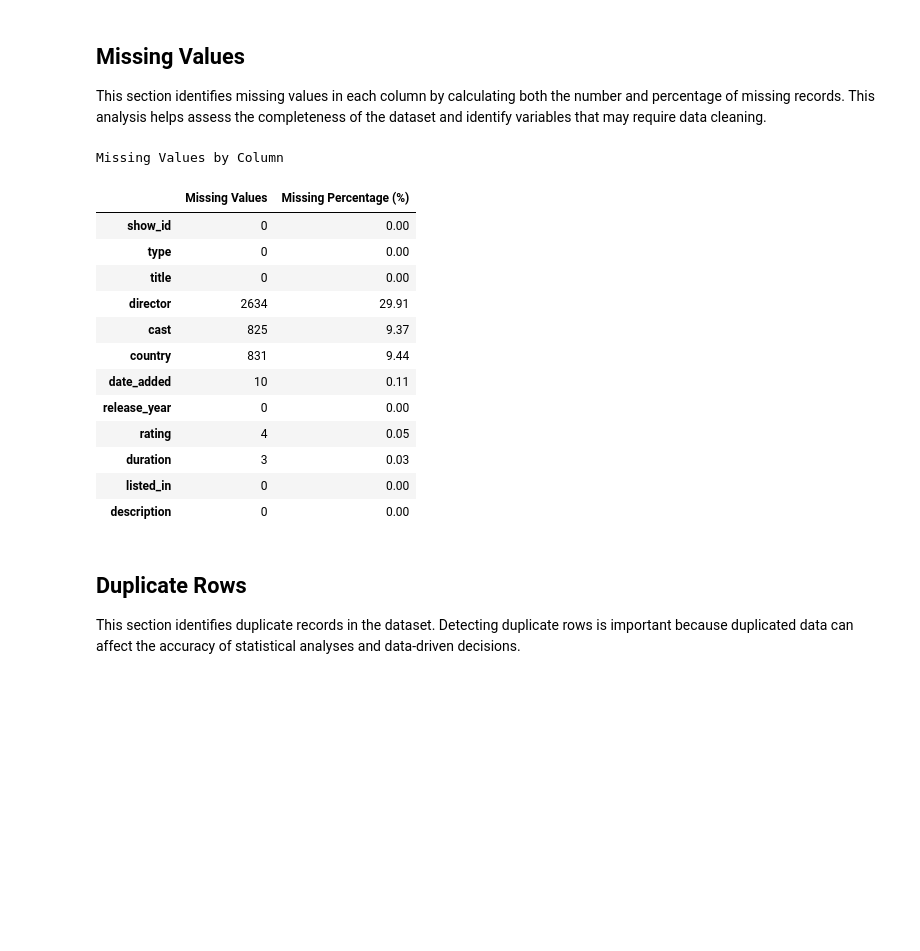
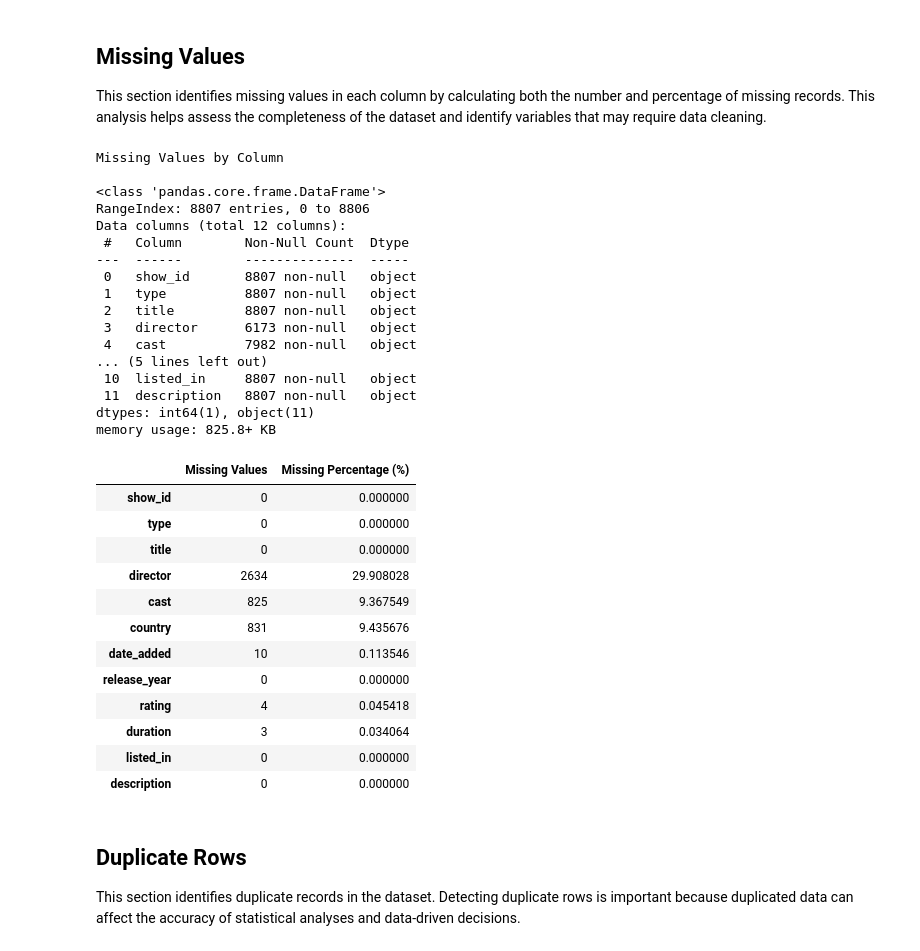
Before and after one commit to andrezzacosta18/data-cleaning-transformation-python, a Jupyter notebook: data-cleaning-project/notebooks/01_data_quality_analysis.ipynb, the cells around one changed output. Cells and saved outputs as stored; diff of their text form; code cells hidden in the pictures; blank space fills up the shorter version.

```diff
--- a/data-cleaning-project/notebooks/01_data_quality_analysis.ipynb
+++ b/data-cleaning-project/notebooks/01_data_quality_analysis.ipynb
@@ -138,33 +136,58 @@ This section identifies missing values in each column by calculating both the nu
 # %%
 # Missing Values
 
 print("Missing Values by Column\n")
 
+
+df.info() #Look if we have missing values
+
+# The total of rows is 8.000, if some column has less than this than it has missing value
+
+# Shows the exact number of missing values per column
 missing_values = df.isnull().sum()
-missing_percentage = (missing_values / number_of_rows * 100).round(2)
+
+# Shows the percentage of missing values per column
+missing_percentage = df.isnull().mean() * 100
+
 
 missing_summary = pd.DataFrame({
     "Missing Values": missing_values,
     "Missing Percentage (%)": missing_percentage
 })
 
 display(missing_summary)        # Exibe o DataFrame como uma tabela formatada no Jupyter Notebook.
                                 # Também poderia ser usado apenas "missing_summary" na última linha da célula.
 # %% [output]
 Missing Values by Column
+
+<class 'pandas.core.frame.DataFrame'>
+RangeIndex: 8807 entries, 0 to 8806
+Data columns (total 12 columns):
+ #   Column        Non-Null Count  Dtype
+---  ------        --------------  -----
+ 0   show_id       8807 non-null   object
+ 1   type          8807 non-null   object
+ 2   title         8807 non-null   object
+ 3   director      6173 non-null   object
+ 4   cast          7982 non-null   object
+... (5 lines left out)
+ 10  listed_in     8807 non-null   object
+ 11  description   8807 non-null   object
+dtypes: int64(1), object(11)
+memory usage: 825.8+ KB
 |  | Missing Values | Missing Percentage (%) |
-| show_id | 0 | 0.00 |
-| type | 0 | 0.00 |
-| title | 0 | 0.00 |
-| director | 2634 | 29.91 |
-| cast | 825 | 9.37 |
-| country | 831 | 9.44 |
-| date_added | 10 | 0.11 |
-| release_year | 0 | 0.00 |
-| rating | 4 | 0.05 |
-| duration | 3 | 0.03 |
-| listed_in | 0 | 0.00 |
-| description | 0 | 0.00 |
+| show_id | 0 | 0.000000 |
+| type | 0 | 0.000000 |
+| title | 0 | 0.000000 |
+| director | 2634 | 29.908028 |
+| cast | 825 | 9.367549 |
+| country | 831 | 9.435676 |
+| date_added | 10 | 0.113546 |
+| release_year | 0 | 0.000000 |
+| rating | 4 | 0.045418 |
+| duration | 3 | 0.034064 |
+| listed_in | 0 | 0.000000 |
+| description | 0 | 0.000000 |
 # %% [markdown]
 ## Duplicate Rows
 
```
Also changed, not shown: parts of 2 cells of this notebook, 2 other files.
